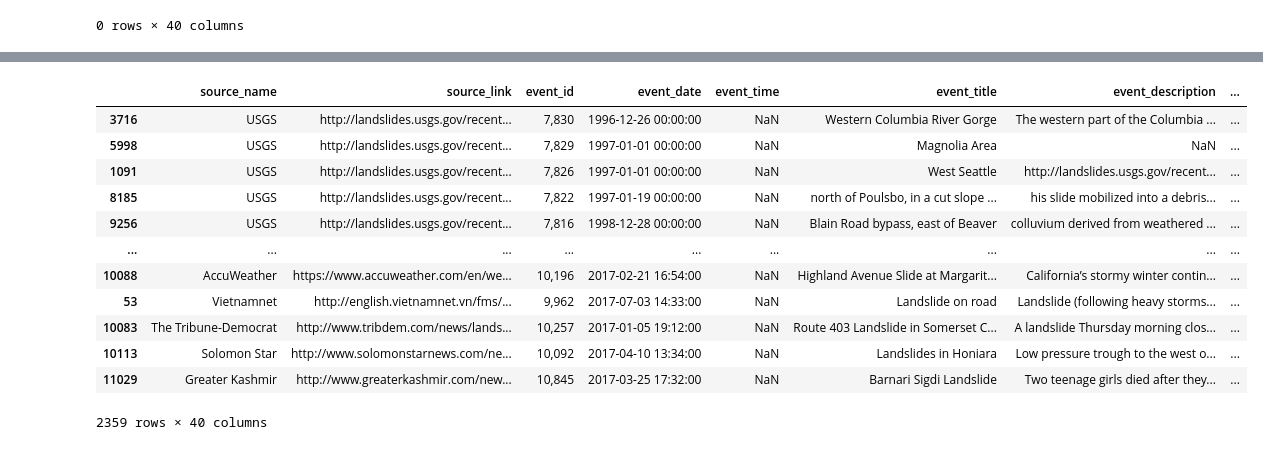
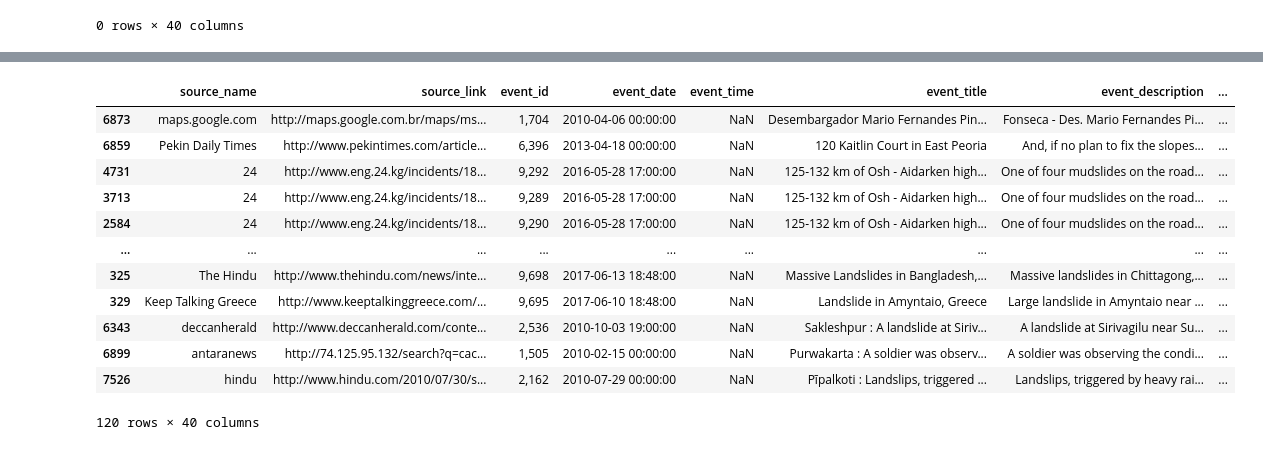
Before and after one commit to Mcrash01/Python-data-analysis, a Jupyter notebook: exploration.ipynb, the cells around one changed output, grey strips where cells are left out. Cells and saved outputs as stored; diff of their text form; code cells hidden in the pictures.

```diff
--- a/exploration.ipynb
+++ b/exploration.ipynb
@@ -85,4 +47,0 @@ landslides
-# %%
-landslides[["event_date_day", "event_date_month", "event_date_year"]]= landslides["event_date2"].str.split('/',expand= True)
-# landslides[["event_time2"]]= landslides["event_date"].str.split('/',expand= True).concat()
-landslides
@@ -170,0 +101,3 @@ plt.show()
+# %%
+landslides[["event_date_month", "event_date_day", "event_date_year"]]= landslides["event_date2"].str.split('/',expand= True)
+# landslides[["event_time2"]]= landslides["event_date"].str.split('/',expand= True).concat()
@@ -233,18 +147,18 @@ dtype: object
 # %%
-duplicateRowsDF = landslides[landslides.duplicated(landslides[["event_hour","event_minute","country_name","landslide_category","event_date_day","event_date_month","event_date_year"]])]
-duplicateRowsDF=duplicateRowsDF.sort_values(by="event_date_year")
+duplicateRowsDF = landslides[landslides.duplicated(landslides[["country_name", "landslide_category", "event_date_day", "event_date_month", "event_date_year","country_name","location_description"]])]#,"country_name","landslide_category","location_description"
+duplicateRowsDF=duplicateRowsDF.sort_values(by="location_description")
 duplicateRowsDF
 # %% [output]
 |  | source_name | source_link | event_id | event_date | event_time | event_title | event_description | ... |
-| 3716 | USGS | http://landslides.usgs.gov/recent... | 7,830 | 1996-12-26 00:00:00 | NaN | Western Columbia River Gorge | The western part of the Columbia ... | ... |
-| 5998 | USGS | http://landslides.usgs.gov/recent... | 7,829 | 1997-01-01 00:00:00 | NaN | Magnolia Area | NaN | ... |
-| 1091 | USGS | http://landslides.usgs.gov/recent... | 7,826 | 1997-01-01 00:00:00 | NaN | West Seattle | http://landslides.usgs.gov/recent... | ... |
-| 8185 | USGS | http://landslides.usgs.gov/recent... | 7,822 | 1997-01-19 00:00:00 | NaN | north of Poulsbo, in a cut slope ... | his slide mobilized into a debris... | ... |
-| 9256 | USGS | http://landslides.usgs.gov/recent... | 7,816 | 1998-12-28 00:00:00 | NaN | Blain Road bypass, east of Beaver | colluvium derived from weathered ... | ... |
+| 6873 | maps.google.com | http://maps.google.com.br/maps/ms... | 1,704 | 2010-04-06 00:00:00 | NaN | Desembargador Mario Fernandes Pin... | Fonseca - Des. Mario Fernandes Pi... | ... |
+| 6859 | Pekin Daily Times | http://www.pekintimes.com/article... | 6,396 | 2013-04-18 00:00:00 | NaN | 120 Kaitlin Court in East Peoria | And, if no plan to fix the slopes... | ... |
+| 4731 | 24 | http://www.eng.24.kg/incidents/18... | 9,292 | 2016-05-28 17:00:00 | NaN | 125-132 km of Osh - Aidarken high... | One of four mudslides on the road... | ... |
+| 3713 | 24 | http://www.eng.24.kg/incidents/18... | 9,289 | 2016-05-28 17:00:00 | NaN | 125-132 km of Osh - Aidarken high... | One of four mudslides on the road... | ... |
+| 2584 | 24 | http://www.eng.24.kg/incidents/18... | 9,290 | 2016-05-28 17:00:00 | NaN | 125-132 km of Osh - Aidarken high... | One of four mudslides on the road... | ... |
 | ... | ... | ... | ... | ... | ... | ... | ... | ... |
-| 10088 | AccuWeather | https://www.accuweather.com/en/we... | 10,196 | 2017-02-21 16:54:00 | NaN | Highland Avenue Slide at Margarit... | California’s stormy winter contin... | ... |
-| 53 | Vietnamnet | http://english.vietnamnet.vn/fms/... | 9,962 | 2017-07-03 14:33:00 | NaN | Landslide on road | Landslide (following heavy storms... | ... |
-| 10083 | The Tribune-Democrat | http://www.tribdem.com/news/lands... | 10,257 | 2017-01-05 19:12:00 | NaN | Route 403 Landslide in Somerset C... | A landslide Thursday morning clos... | ... |
-| 10113 | Solomon Star | http://www.solomonstarnews.com/ne... | 10,092 | 2017-04-10 13:34:00 | NaN | Landslides in Honiara | Low pressure trough to the west o... | ... |
-| 11029 | Greater Kashmir | http://www.greaterkashmir.com/new... | 10,845 | 2017-03-25 17:32:00 | NaN | Barnari Sigdi Landslide | Two teenage girls died after they... | ... |
+| 325 | The Hindu | http://www.thehindu.com/news/inte... | 9,698 | 2017-06-13 18:48:00 | NaN | Massive Landslides in Bangladesh,... | Massive landslides in Chittagong,... | ... |
+| 329 | Keep Talking Greece | http://www.keeptalkinggreece.com/... | 9,695 | 2017-06-10 18:48:00 | NaN | Landslide in Amyntaio, Greece | Large landslide in Amyntaio near ... | ... |
+| 6343 | deccanherald | http://www.deccanherald.com/conte... | 2,536 | 2010-10-03 19:00:00 | NaN | Sakleshpur : A landslide at Siriv... | A landslide at Sirivagilu near Su... | ... |
+| 6899 | antaranews | http://74.125.95.132/search?q=cac... | 1,505 | 2010-02-15 00:00:00 | NaN | Purwakarta : A soldier was observ... | A soldier was observing the condi... | ... |
+| 7526 | hindu | http://www.hindu.com/2010/07/30/s... | 2,162 | 2010-07-29 00:00:00 | NaN | Pīpalkoti : Landslips, triggered ... | Landslips, triggered by heavy rai... | ... |
-2359 rows × 40 columns
+120 rows × 40 columns
```
Also changed, not shown: parts of 31 cells of this notebook.
